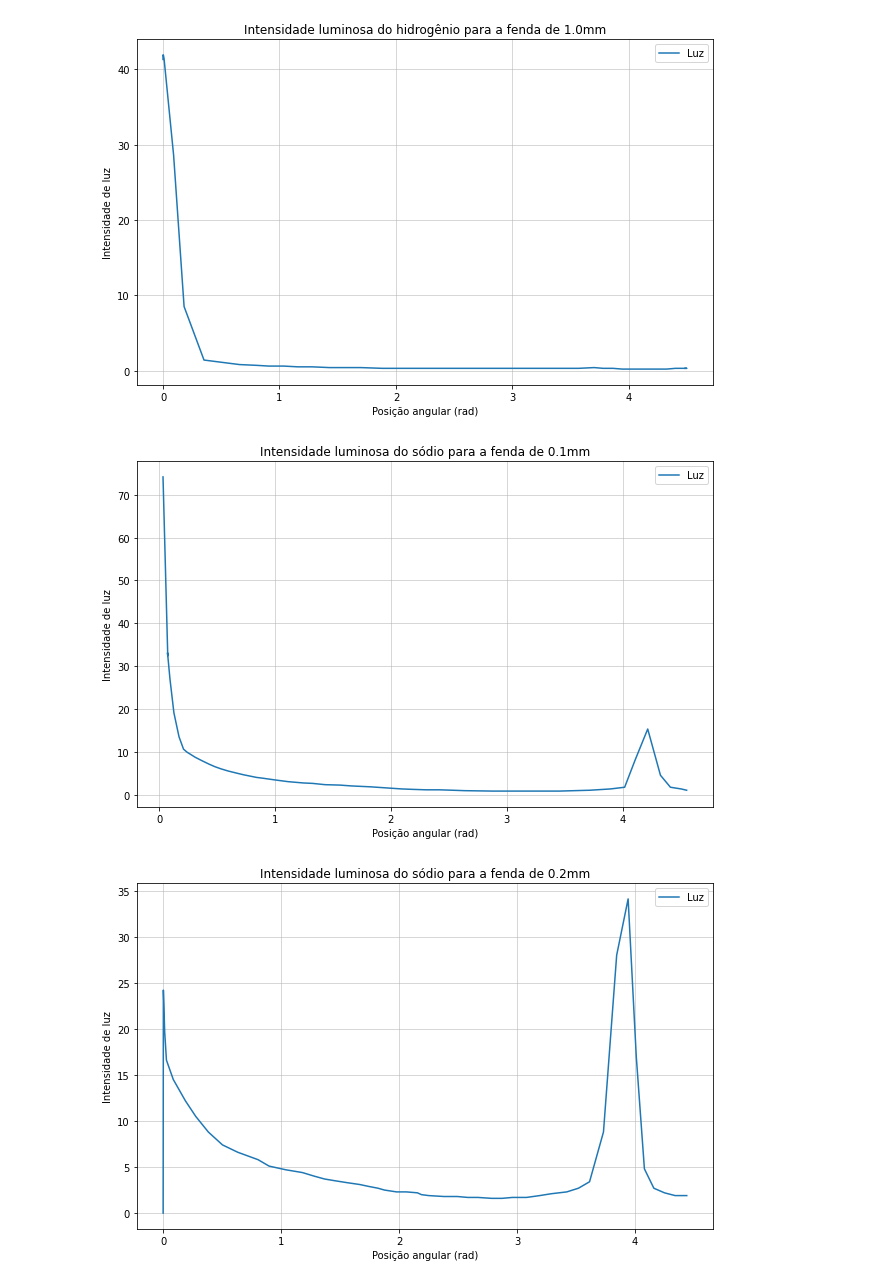
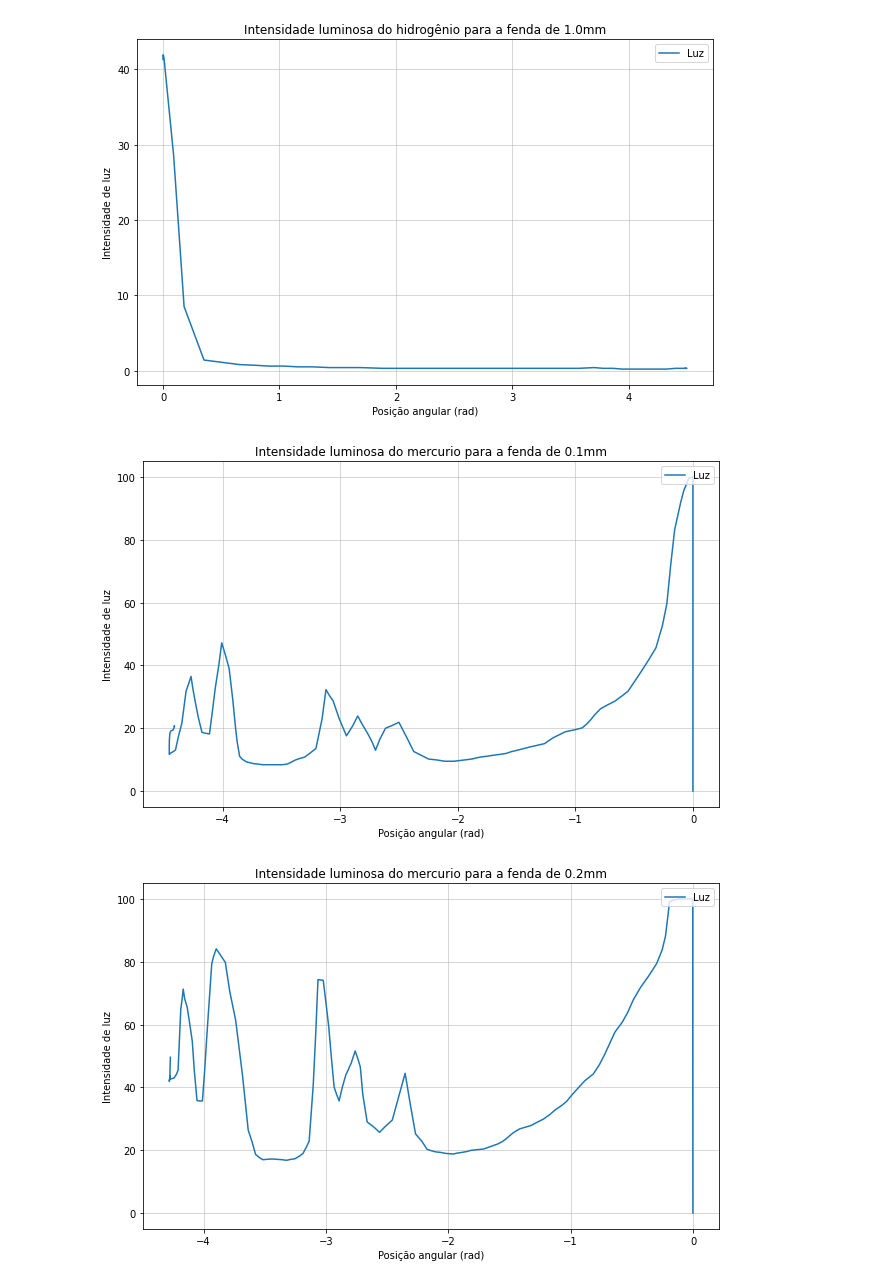
Before and after one commit to Shnrqpdr/modern-physics-lab, a Jupyter notebook: spectroscopy.ipynb, the cells around one changed output. Saved outputs shown, nothing was run; the diff lists cells and outputs as text; code cells hidden in the pictures.

Commit message:
mercury + organizing folders

```diff
--- a/spectroscopy.ipynb
+++ b/spectroscopy.ipynb
@@ -10,10 +10,10 @@ fendas = [0.1, 0.2, 0.3, 0.5, 1.0]
 
 for run in runs:
     for fenda in fendas:
-        with open(f'data/h{fenda}mm{run}.txt', 'rb') as f:
+        with open(f'data/hydrogen/h{fenda}mm{run}.txt', 'rb') as f:
             enc = chardet.detect(f.read())  # or readline if the file is large
 
-        file = pd.read_csv(f'data/h{fenda}mm{run}.txt', header = 0, sep='\s+', encoding=enc['encoding'])
+        file = pd.read_csv(f'data/hydrogen/h{fenda}mm{run}.txt', header = 0, sep='\s+', encoding=enc['encoding'])
 
         fig1 = plt.figure(figsize=(10,6))
 
@@ -41,38 +41,70 @@ for run in runs:
 [figure]
 [figure]
 [figure]
+# %%
+import chardet
+import matplotlib.pyplot as plt
+import numpy as np
+import pandas as pd
+
+runs = [1, 2]
+
+fendas = [0.1, 0.2, 0.3, 0.5, 1.0]
+
+for run in runs:
+    for fenda in fendas:
+        with open(f'data/hydrogen/h{fenda}mm{run}.txt', 'rb') as f:
+            enc = chardet.detect(f.read())  # or readline if the file is large
+
+        file = pd.read_csv(f'data/hydrogen/h{fenda}mm{run}.txt', header = 0, sep='\s+', encoding=enc['encoding'])
+
+        fig1 = plt.figure(figsize=(10,6))
+
+        axes = fig1.add_axes([0.1,0.1,0.8,0.8])
+
+        axes.plot(file['posicao'], file["intensidade"], ls='-', label="Luz")
+
+        axes.set_xlabel('Posição angular (rad)')
+        axes.set_ylabel("Intensidade de luz")
+
+        axes.set_title(f'Intensidade luminosa do hidrogênio para a fenda de {fenda}mm')
+
+        plt.grid(linestyle='-', linewidth=0.5)
+        axes.legend(loc='upper right')
+
+        plt.savefig(f'plotsHidrogenio/h{fenda}mm{run}.png', dpi=400)
 # %%
 import chardet
 import matplotlib.pyplot as plt
 import numpy as np
 import pandas as pd
 
 runs = [1, 2]
 
 fendas = [0.1, 0.2, 0.3, 0.5, 1.0]
 
 for run in runs:
     for fenda in fendas:
-        with open(f'data/s{fenda}mm{run}.txt', 'rb') as f:
+        with open(f'data/mercury/{fenda}mm{run}.txt', 'rb') as f:
             enc = chardet.detect(f.read())  # or readline if the file is large
 
-        file = pd.read_csv(f'data/s{fenda}mm{run}.txt', header = 0, sep='\s+', encoding=enc['encoding'])
+        file = pd.read_csv(f'data/mercury/{fenda}mm{run}.txt', header = 0, sep='\s+', encoding=enc['encoding'])
 
         fig1 = plt.figure(figsize=(10,6))
 
         axes = fig1.add_axes([0.1,0.1,0.8,0.8])
 
         axes.plot(file['posicao'], file["intensidade"], ls='-', label="Luz")
 
         axes.set_xlabel('Posição angular (rad)')
         axes.set_ylabel("Intensidade de luz")
 
-        axes.set_title(f'Intensidade luminosa do sódio para a fenda de {fenda}mm')
+        axes.set_title(f'Intensidade luminosa do mercurio para a fenda de {fenda}mm')
 
         plt.grid(linestyle='-', linewidth=0.5)
         axes.legend(loc='upper right')
 
-        plt.savefig(f'plotsSodio/s{fenda}mm{run}.png', dpi=400)
+        plt.savefig(f'plotsMercurio/m{fenda}mm{run}.png', dpi=400)
 # %% [output]
-[figure, old version]
+[figure, new version]
-[figure, old version]
+[figure, new version]
```
Also changed, not shown: parts of 1 cell of this notebook, 40 other files.
